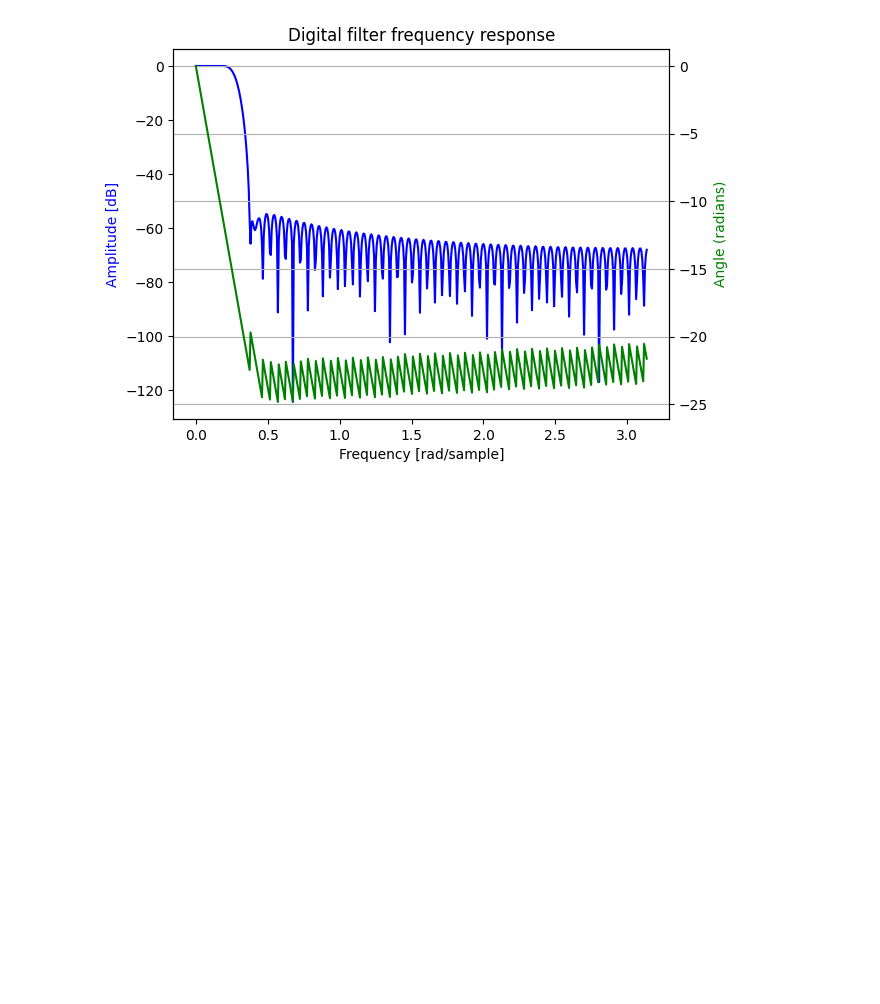
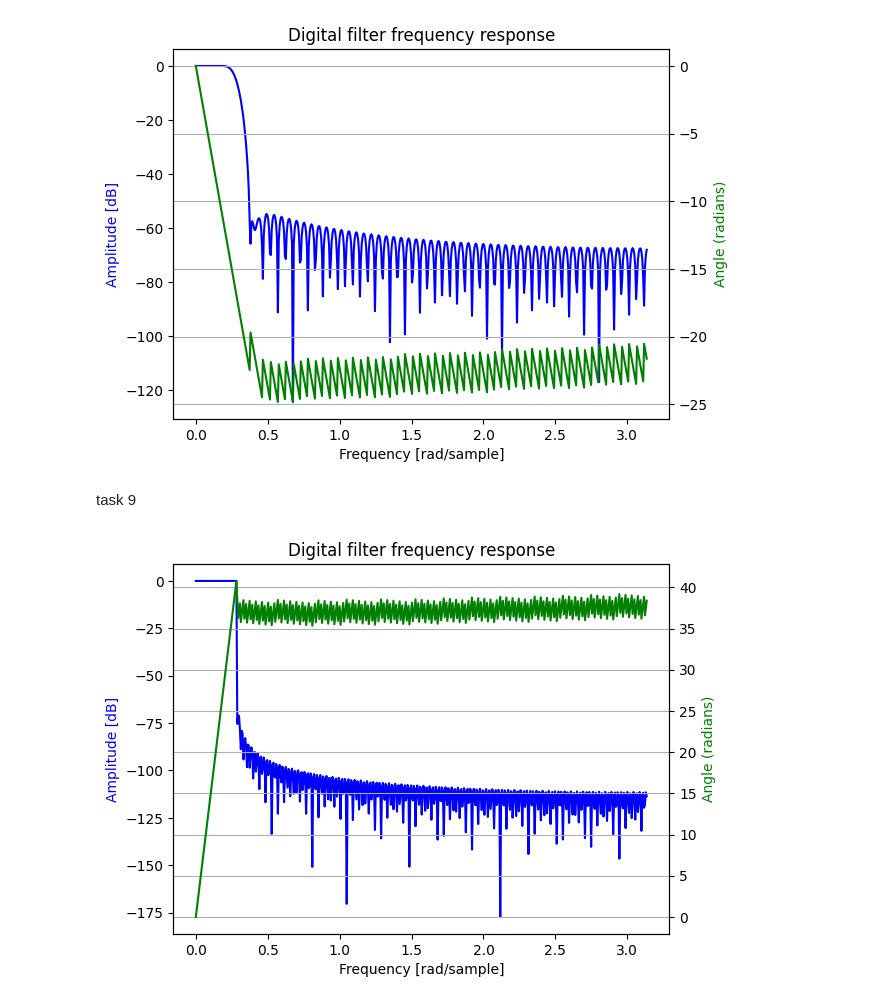
Before and after one commit to KaveeshwaraBandara/EN1094_Laboratory_Practice, a Jupyter notebook: Signal/workshop3.ipynb, the cells around one changed output. Saved outputs shown, nothing was run; the diff lists cells and outputs as text; code cells hidden in the pictures; blank space fills up the shorter version.

```diff
--- a/Signal/workshop3.ipynb
+++ b/Signal/workshop3.ipynb
@@ -208,3 +211,36 @@ ch2 = signal.convolve(data[:, 1], b, mode='same')
 sf.write('audio_file_filtered.wav', np.vstack((ch1, ch2)).T + data, samplerate)
 # %% [output]
 [figure]
+# %% [markdown]
+task 9
+# %%
+from scipy import signal
+import numpy as np
+import matplotlib.pyplot as plt
+import soundfile as sf
+data, samplerate = sf.read('audio_file.wav')
+nyquist = samplerate//2
+fc = 2000/nyquist
+n = 12000
+b = signal.firwin(n, fc, pass_zero=True)
+w, h = signal.freqz(b)
+import matplotlib.pyplot as plt
+fig, ax1 = plt.subplots()
+ax1.set_title('Digital filter frequency response')
+ax1.plot(w, 20 * np.log10(abs(h)), 'b')
+ax1.set_ylabel('Amplitude [dB]', color='b')
+ax1.set_xlabel('Frequency [rad/sample]')
+ax2 = ax1.twinx()
+angles = np.unwrap(np.angle(h))
+ax2.plot(w, angles, 'g')
+ax2.set_ylabel('Angle (radians)', color='g')
+ax2.grid()
+ax2.axis('tight')
+plt.show()
+
+ch1 = signal.convolve(data[:, 0], b, mode='same')
+ch2 = signal.convolve(data[:, 1], b, mode='same')
+
+sf.write('audio_file_filter2.wav', np.vstack((ch1, ch2)).T + data, samplerate)
+# %% [output]
+[figure, added]
```
Also changed, not shown: parts of 6 cells of this notebook, 2 other files.
